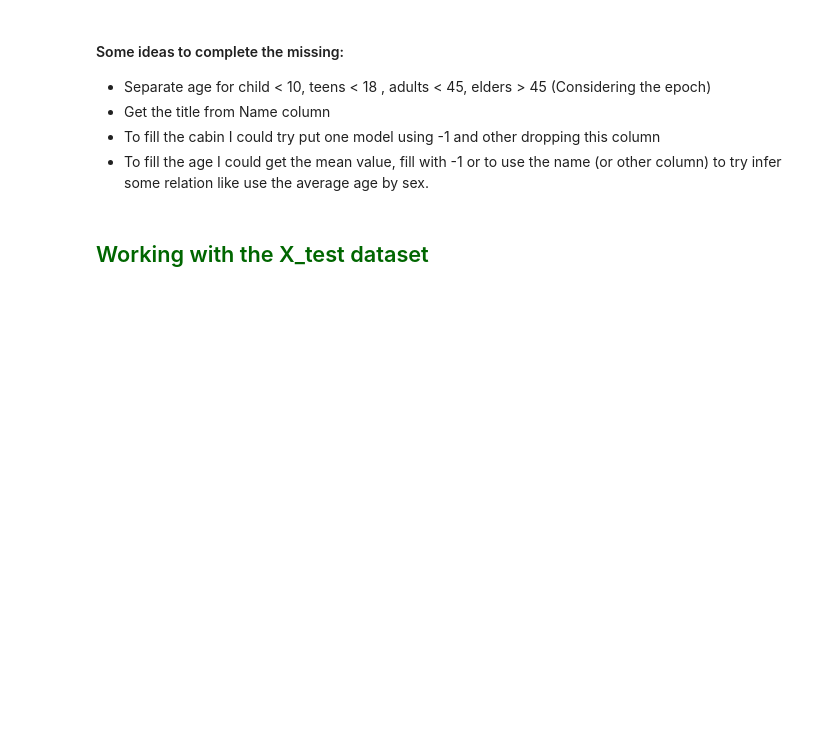
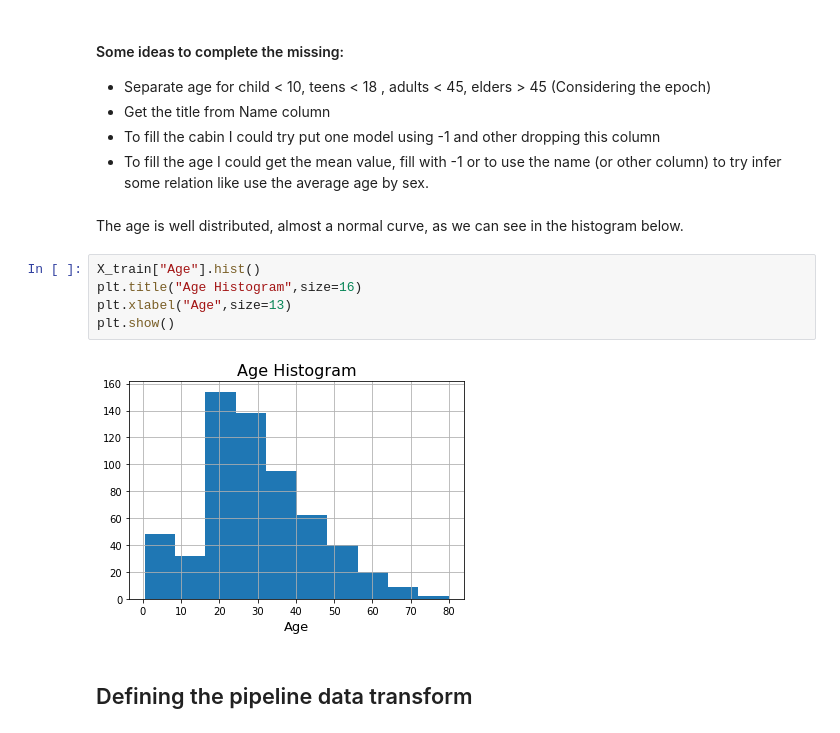
Before and after one commit to pedrosouzax/Titanic-Survivors, a Jupyter notebook: Titanic_Survivors_ML.ipynb, the cells around one changed output. Drawn from its saved outputs; the diff is of its cells as text; blank space fills up the shorter version.

```diff
--- a/Titanic_Survivors_ML.ipynb
+++ b/Titanic_Survivors_ML.ipynb
@@ -150,5 +159,14 @@ X_train.head()
     <li>To fill the cabin I could try put one model using -1 and other dropping this column
     <li>To fill the age I could get the mean value, fill with -1 or to use the name (or other column) to try infer some relation like use the average age by sex.
 </ul>
-# %% [markdown]
-<h2 style="color:#006600"> Working with the X_test dataset</h2>
+# %% [markdown]
+The age is well distributed, almost a normal curve, as we can see in the histogram below.
+# %%
+X_train["Age"].hist()
+plt.title("Age Histogram",size=16)
+plt.xlabel("Age",size=13)
+plt.show()
+# %% [output]
+[figure, added]
+# %% [markdown]
+## Defining the pipeline data transform
```
Also changed, not shown: parts of 9 cells of this notebook.
